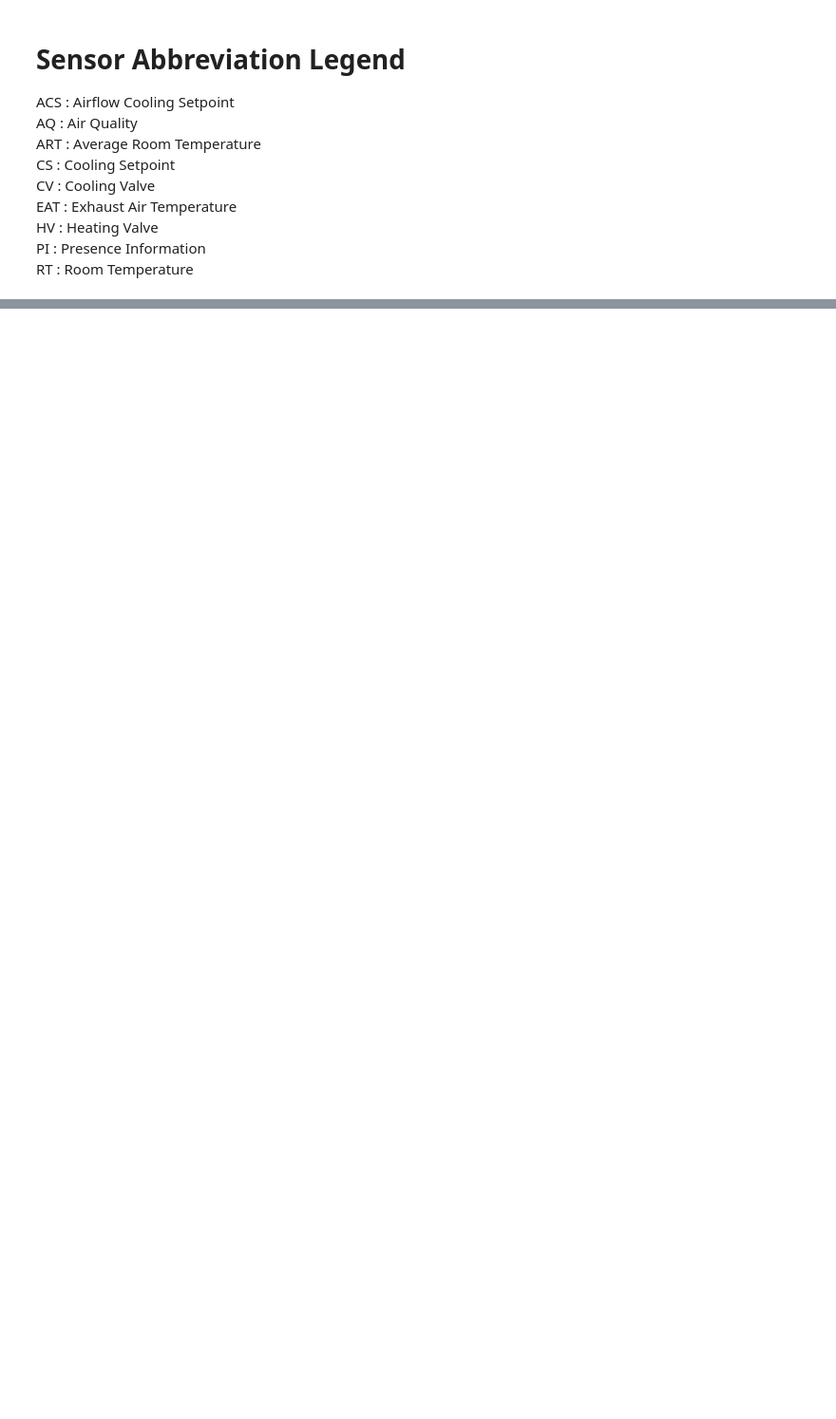
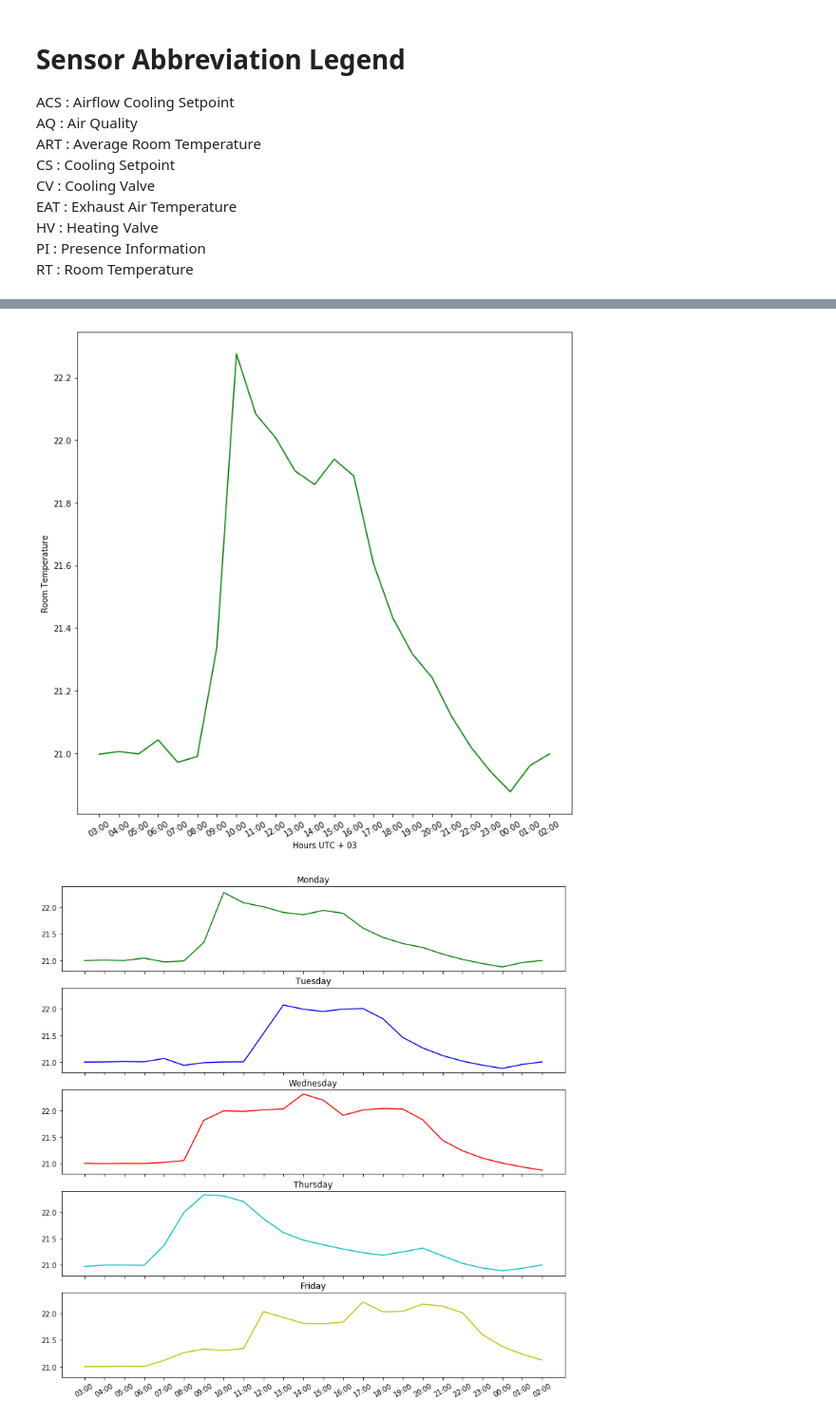
Before and after one commit to T3SC/smart-energy, a Jupyter notebook: exploratory_analysis.ipynb, the cells around one changed output, grey strips where cells are left out. Shown at 95% size. Saved outputs shown, nothing was run; the diff lists cells and outputs as text; code cells hidden in the pictures; blank space fills up the shorter version.

```diff
--- a/exploratory_analysis.ipynb
+++ b/exploratory_analysis.ipynb
@@ -170,0 +163,79 @@ visualize_plot()
+# %%
+import time
+import datetime
+
+
+def hourly_data_conversion(data,offset):
+
+    week = np.zeros(shape=(24,5))
+    k = 0
+    for i in range(0,5):
+        for j in range(0,288,12):
+            week[k][i] = np.mean(data.iloc[offset+(i*288)+j:offset+(i*288)+j+12]['RT'])
+            k+=1
+        k = 0
+    return week
+
+def time_series_analysis():
+
+    data = read_file()
+    week_one = hourly_data_conversion(data,0)
+    week_two = hourly_data_conversion(data,2016)
+
+    fig = plt.figure(figsize=(11,11))
+    ax = fig.add_subplot(111)
+    ax.plot(week_one[:,0], 'g', label= 'Mon')
+
+
+    plt.xlabel('Hours UTC + 03')
+    plt.ylabel('Room Temperature')
+    plt.xticks(range(0,24), ['03:00', '04:00', '05:00'
+                               , '06:00', '07:00', '08:00'
+                              , '09:00', '10:00', '11:00'
+                              , '12:00', '13:00', '14:00'
+                              , '15:00', '16:00', '17:00'
+                              , '18:00', '19:00', '20:00'
+                              , '21:00', '22:00', '23:00'
+                              , '00:00', '01:00', '02:00'], rotation=30)
+
+    # Two subplots, the axes array is 1-d
+    f, axarr = plt.subplots(5, figsize=(13,13), sharex=True, sharey=True)
+    axarr[0].plot(week_one[:,0], 'g')
+    axarr[0].set_title('Monday')
+    axarr[1].plot(week_one[:,1], 'b')
+    axarr[1].set_title('Tuesday')
+    axarr[2].plot(week_one[:,2], 'r')
+    axarr[2].set_title('Wednesday')
+    axarr[3].plot(week_one[:,3], 'c')
+    axarr[3].set_title('Thursday')
+    axarr[4].plot(week_one[:,4], 'y')
+    axarr[4].set_title('Friday')
+
+    plt.xticks(range(0,24), ['03:00', '04:00', '05:00'
+                               , '06:00', '07:00', '08:00'
+                              , '09:00', '10:00', '11:00'
+                              , '12:00', '13:00', '14:00'
+                              , '15:00', '16:00', '17:00'
+                              , '18:00', '19:00', '20:00'
+                              , '21:00', '22:00', '23:00'
+                              , '00:00', '01:00', '02:00'], rotation=30)
+
+    print " "
+    print " "
+    f, axarr = plt.subplots(3, figsize=(13,13), sharex=True, sharey=True)
+    axarr[0].plot(week_one.flatten(), 'g')
+    axarr[0].set_title('Week 1')
+    axarr[1].plot(week_two.flatten(), 'b')
+    axarr[1].set_title('Week 2')
+    axarr[2].plot(week_one.ravel(), 'g', label='Week1')
+    axarr[2].plot(week_two.ravel(), 'b', label='Week2')
+    axarr[2].legend(loc='best')
+    axarr[2].set_title('Week 1 vs. Week 2')
+
+    plt.xticks(range(12,120,24),['Monday','Tuesday','Wednesday','Thursday','Friday'],rotation=30)
+    plt.show()
+
+time_series_analysis()
+# %% [output]
+[figure, added]
+[figure, added]
```
Also changed, not shown: parts of 5 cells of this notebook.
